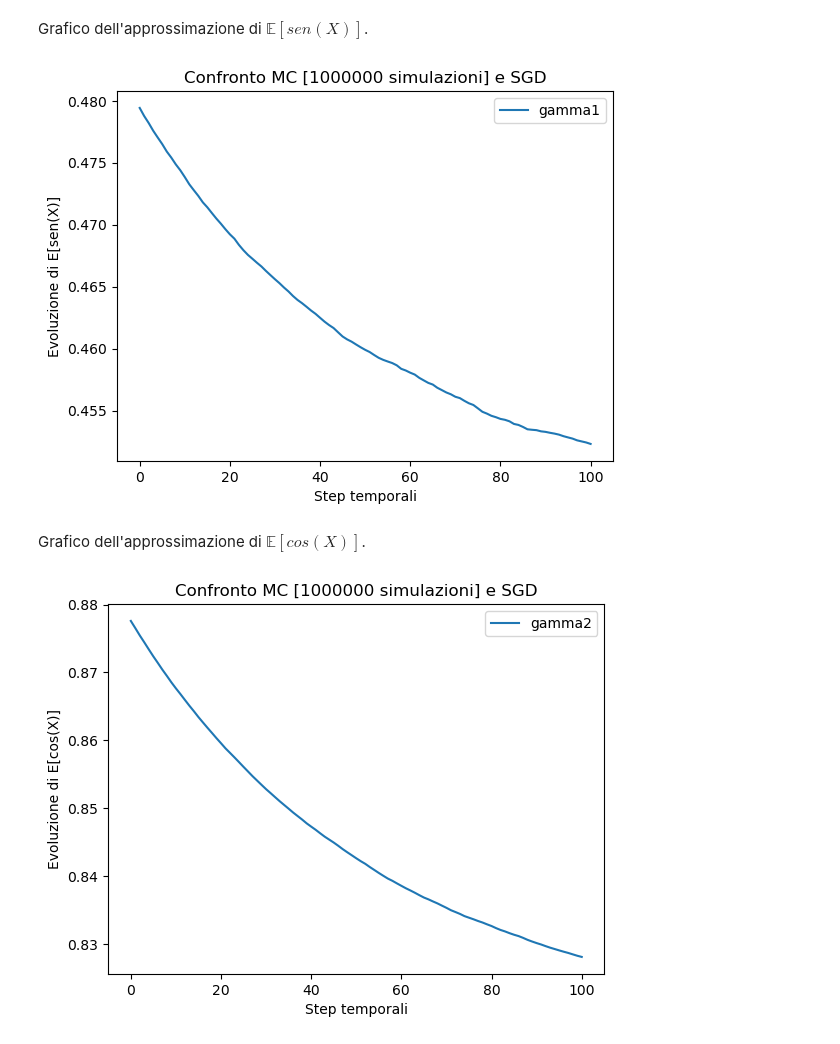
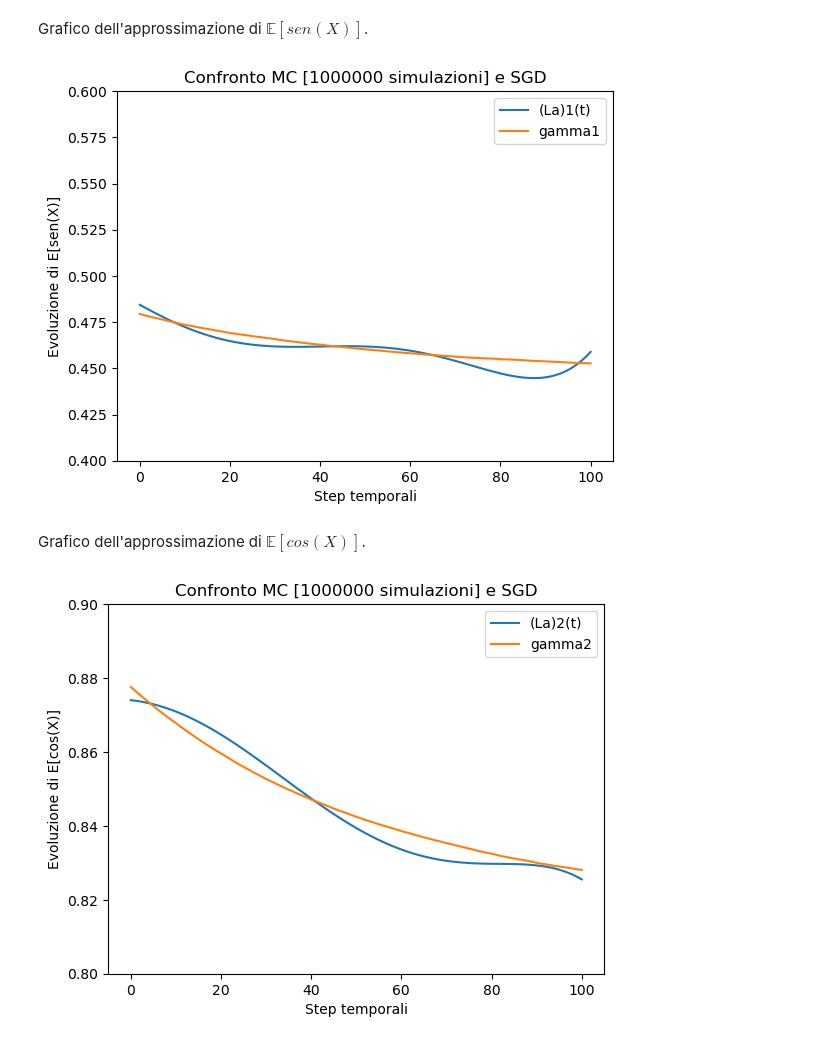
Before and after one commit to amatoandre/TESI, a Jupyter notebook: test_SGD.ipynb, the cells around one changed output. Saved outputs shown, nothing was run; the diff lists cells and outputs as text; code cells hidden in the pictures.

```diff
--- a/test_SGD.ipynb
+++ b/test_SGD.ipynb
@@ -236,11 +237,12 @@ if __name__ == "__main__":
 
     h = T / N
     n = 5
-    r0 = [0.1]
+    r0 = [0.5, 1, 5, 10]
     rho = [0.6, 0.7, 0.8, 0.9]
     eps = 0.01
-    M = 10 # 1, 10, 100, 1000, 10000
-    tipo = 'canonica'
+    p = 10
+    M = 1 # 1, 10, 100, 1000, 10000
+    tipo = 'lagrange'
 
 
     # Eulero Monte Carlo
@@ -262,7 +264,7 @@ if __name__ == "__main__":
     A2 = []
 
     a1_0, a2_0, g = base(T, N, n, X0, tipo)
-    m = np.zeros((len(rho), len(r0)+1))
+    m = np.zeros((len(rho), len(r0)*3+1))
     m[:,0] = rho
 
 
@@ -271,19 +273,25 @@ if __name__ == "__main__":
 
     for i in range(len(r0)):
         for j in range(len(rho)):
+            mm = [0] * p
             start = time.process_time()   # parte il cronometro
-            AA1, AA2, m[j,i+1] = discesa_stocastica_del_gradiente(a1_0, a2_0, n, r0[i], rho[j], sigma, N, M, X0, eps, h, g, gamma1, gamma2)
+            for k in range(p):
+                AA1, AA2, mm[k] = discesa_stocastica_del_gradiente(a1_0, a2_0, n, r0[i], rho[j], sigma, N, M, X0, eps, h, g, gamma1, gamma2)
+
+            m[j,3*i+1:3*i+4] = [min(mm), max(mm), mean(mm)]
             end = time.process_time()   # si ferma il cronometro
 
             A1.append(AA1)
             A2.append(AA2)
             print("Tempo di esecuzione con r0="+str(r0[i])+" e rho="+str(rho[j])+": ", end - start)
-            print("Numero di step con r0="+str(r0[i])+" e rho="+str(rho[j])+": ", m[j,i+1])
+            # print("Numero di step con r0="+str(r0[i])+" e rho="+str(rho[j])+": ", m[j,i+1])
 
 
     l = ["rho \ r0"]
     for i in range(len(r0)):
+        l.append(" ")
         l.append(str(r0[i]))
+        l.append(" ")
     print(" ")
     print(tabulate(m[:,:], headers=l))
     print(" ")
@@ -295,15 +321,15 @@ Grafico dell'approssimazione di $\mathbb{E}[sen(X)]$.
 # %%
 fig = plt.figure()
 plt.title("Confronto MC [" + str(M1) + " simulazioni] e SGD")
 plt.xlabel("Step temporali")
 plt.ylabel("Evoluzione di E[sen(X)]")
-# plt.ylim(0.4, 0.9) # se non c'è il grafico è molto zoomato
-plt.plot(np.dot(A1[0], g), label='(La)1(t)')
+plt.ylim(0.4, 0.6) # se non c'è il grafico è molto zoomato
+plt.plot(np.dot(A1[14], g), label='(La)1(t)')
 plt.plot(gamma1, label='gamma1')
 plt.legend()
 plt.show()
 # %% [output]
-[figure, old version]
+[figure, new version]
 # %% [markdown]
 Grafico dell'approssimazione di $\mathbb{E}[cos(X)]$.
 # %%
@@ -311,10 +337,10 @@ fig = plt.figure()
 plt.title("Confronto MC [" + str(M1) + " simulazioni] e SGD")
 plt.xlabel("Step temporali")
 plt.ylabel("Evoluzione di E[cos(X)]")
-# plt.ylim(0.4, 0.9) # se non c'è il grafico è molto zoomato
-plt.plot(np.dot(A2[0], g), label='(La)2(t)')
+plt.ylim(0.8, 0.9) # se non c'è il grafico è molto zoomato
+plt.plot(np.dot(A2[14], g), label='(La)2(t)')
 plt.plot(gamma2, label='gamma2')
 plt.legend()
 plt.show()
 # %% [output]
-[figure, old version]
+[figure, new version]
```
Also changed, not shown: parts of 2 cells of this notebook, 1 other file.
